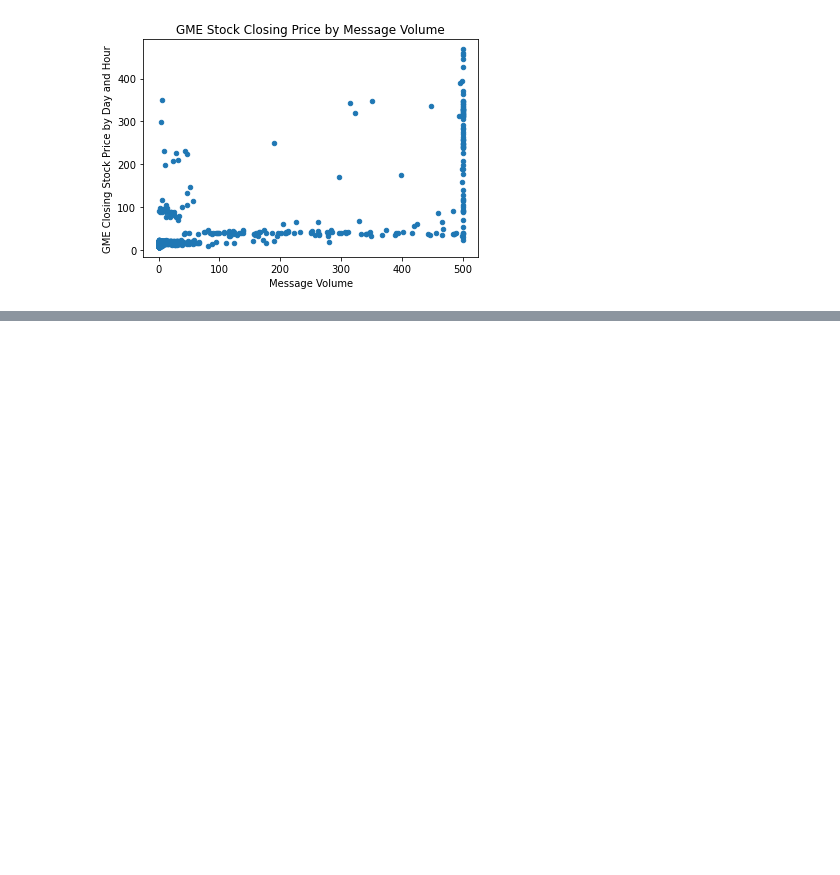
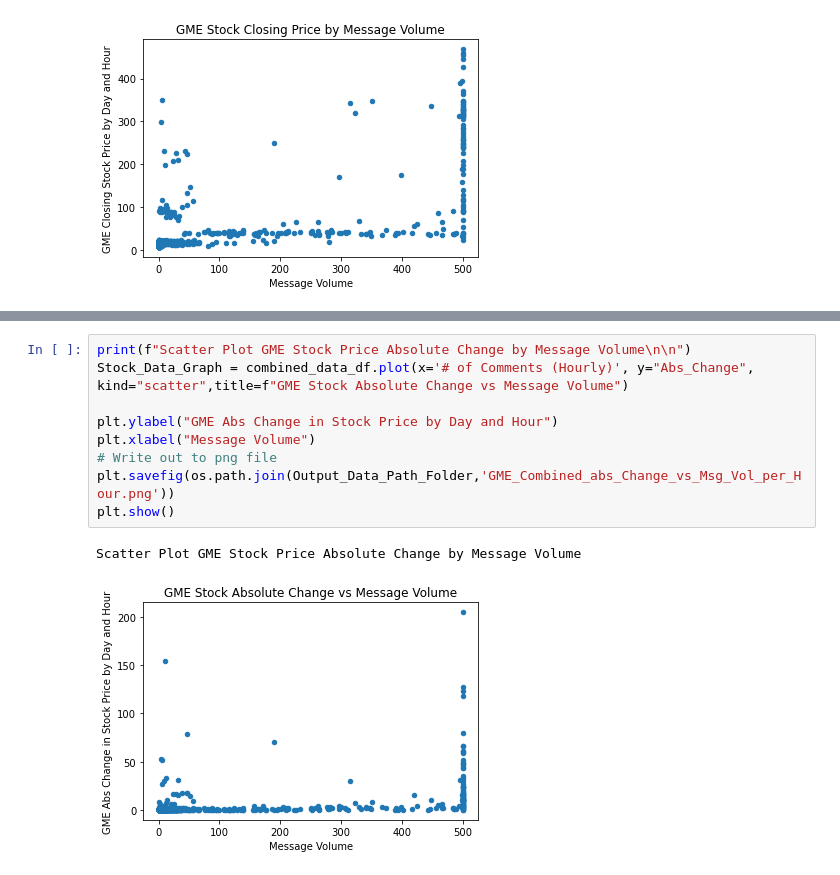
Before and after one commit to EdOber-DA/project_excelsior, a Jupyter notebook: Code/Reddit-Combined-Analysis.ipynb, the cells around one changed output, grey strips where cells are left out. Saved outputs shown, nothing was run; the diff lists cells and outputs as text; blank space fills up the shorter version.

```diff
--- a/Code/Reddit-Combined-Analysis.ipynb
+++ b/Code/Reddit-Combined-Analysis.ipynb
@@ -128,0 +147,12 @@ Scatter Plot GME Stock Price Close by Message Volume
+# %%
+print(f"Scatter Plot GME Stock Price Absolute Change by Message Volume\n\n")
+Stock_Data_Graph = combined_data_df.plot(x='# of Comments (Hourly)', y="Abs_Change", kind="scatter",title=f"GME Stock Absolute Change vs Message Volume")
+
+plt.ylabel("GME Abs Change in Stock Price by Day and Hour")
+plt.xlabel("Message Volume")
+# Write out to png file
+plt.savefig(os.path.join(Output_Data_Path_Folder,'GME_Combined_abs_Change_vs_Msg_Vol_per_Hour.png'))
+plt.show()
+# %% [output]
+Scatter Plot GME Stock Price Absolute Change by Message Volume
+[figure, added]
```
Also changed, not shown: parts of 3 cells of this notebook, 3 other files.
